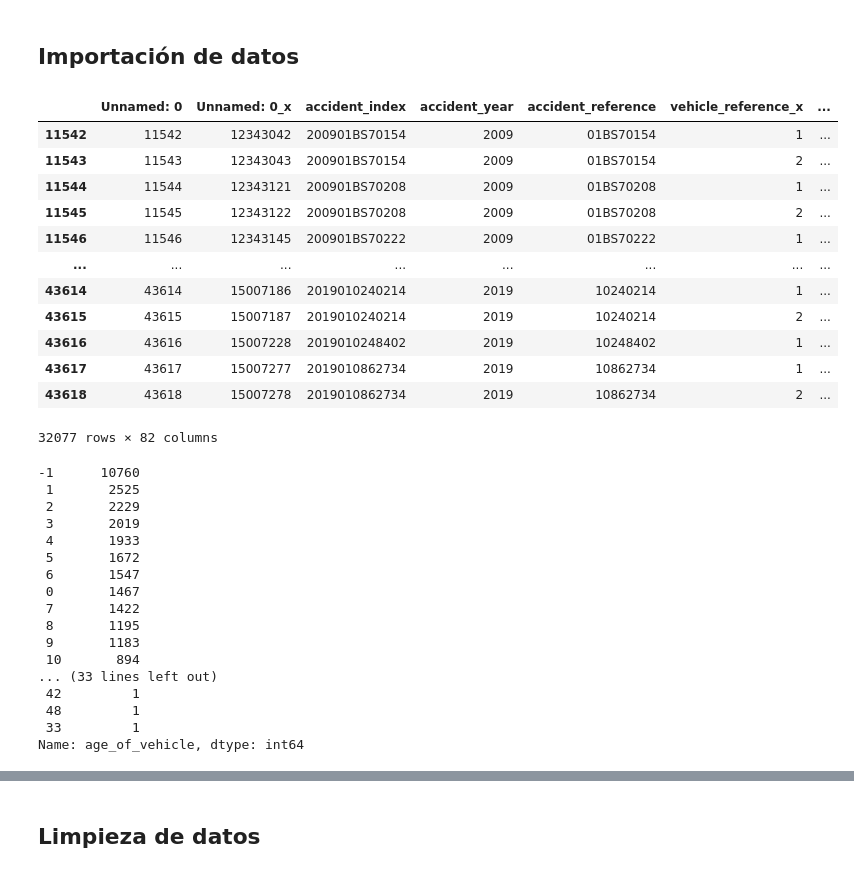
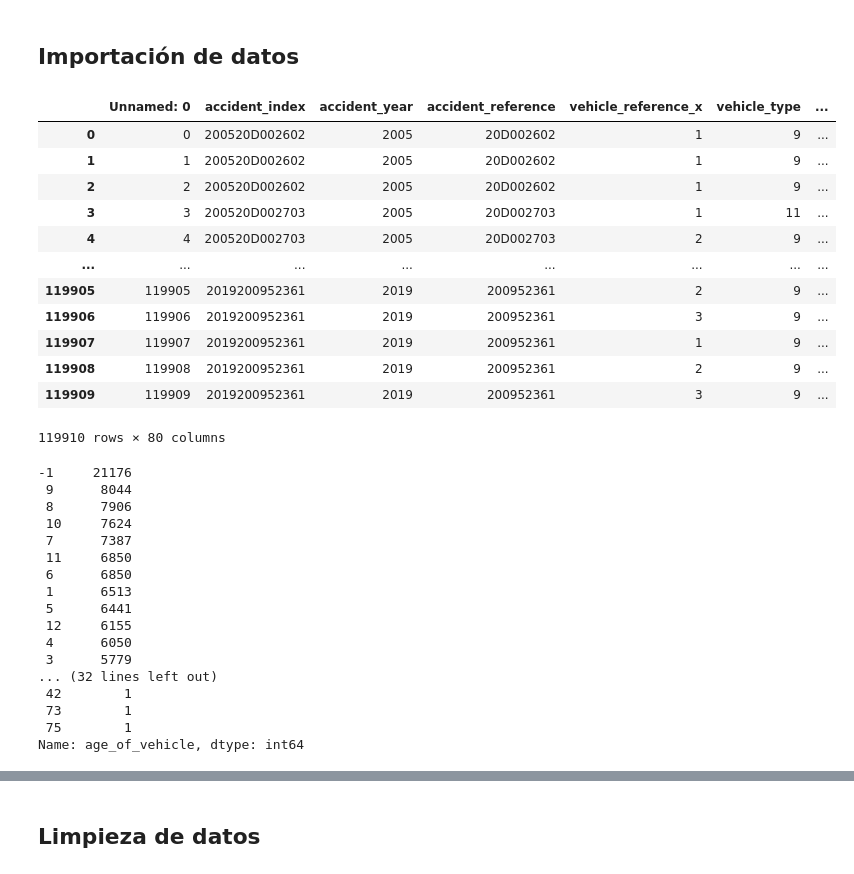
Before and after one commit to luperezsal/GTAAF-CNN, a Jupyter notebook: TASP_CNN.ipynb, the cells around one changed output, grey strips where cells are left out. Saved outputs shown, nothing was run; the diff lists cells and outputs as text; code cells hidden in the pictures.

```diff
--- a/TASP_CNN.ipynb
+++ b/TASP_CNN.ipynb
@@ -3839,49 +3839,49 @@ target_class = 'Casualty Severity'
 # root_path = '/content/drive/Othercomputers/Mi portátil/Drive/Master UA/TFM/Incidentes de Trafico/Datasets/Madrid/'
 
 root_path = './Data/UK'
 
-years = list(range(2009,2020))
+years = list(range(2005,2020))
 
 # casualty_dataframe = accidents_dataframe = pd.DataFrame()
 
 # for year in years:
 #     aux_dataframe = pd.read_csv(f"{root_path}/{year}/casualty-{year}.csv")
 #     casualty_dataframe = pd.concat([casualty_dataframe, aux_dataframe])
 
 # for year in years:
 #     aux_dataframe = pd.read_csv(f"{root_path}/{year}/accident-{year}.csv")
 #     accidents_dataframe = pd.concat([accidents_dataframe, aux_dataframe])
 # accidents_dataframe = accidents_dataframe[accidents_dataframe.local_authority_district == 300]
 # data_frame = pd.merge(casualty_dataframe, accidents_dataframe, on=['accident_index'])
 
 # years = list(range(2016,2021))
 # years = list(range(2009,2017))
 
 # data_frame = pd.read_csv(f"{root_path}/accident-casualty-2005-2020.csv")
 # data_frame = pd.read_csv(f"{root_path}/birmingham-accident-casualty-2005-2020.csv")
 # data_frame = pd.read_csv(f"{root_path}/leeds-accident-casualty-2005-2020.csv")
 # data_frame = pd.read_csv(f"{root_path}/birmingham-accident-casualty-2007-2020.csv")
 # data_frame = pd.read_csv(f"{root_path}/birmingham-accident-casualty-2009-2019.csv")
-# data_frame = pd.read_csv(f"{root_path}/birmingham-accident-casualty-vehicles-2005-2019.csv")
-data_frame = pd.read_csv(f"{root_path}/westminster-accident-casualty-vehicles-2005-2019.csv")
+data_frame = pd.read_csv(f"{root_path}/birmingham-accident-casualty-vehicles-2005-2019.csv")
+# data_frame = pd.read_csv(f"{root_path}/westminster-accident-casualty-vehicles-2005-2019.csv")
 
 data_frame = data_frame[data_frame.accident_year_x.isin(years)]
 
 data_frame
 # %% [output]
-|  | Unnamed: 0 | Unnamed: 0_x | accident_index | accident_year | accident_reference | vehicle_reference_x | ... |
-| 11542 | 11542 | 12343042 | 200901BS70154 | 2009 | 01BS70154 | 1 | ... |
-| 11543 | 11543 | 12343043 | 200901BS70154 | 2009 | 01BS70154 | 2 | ... |
-| 11544 | 11544 | 12343121 | 200901BS70208 | 2009 | 01BS70208 | 1 | ... |
-| 11545 | 11545 | 12343122 | 200901BS70208 | 2009 | 01BS70208 | 2 | ... |
-| 11546 | 11546 | 12343145 | 200901BS70222 | 2009 | 01BS70222 | 1 | ... |
+|  | Unnamed: 0 | accident_index | accident_year | accident_reference | vehicle_reference_x | vehicle_type | ... |
+| 0 | 0 | 200520D002602 | 2005 | 20D002602 | 1 | 9 | ... |
+| 1 | 1 | 200520D002602 | 2005 | 20D002602 | 1 | 9 | ... |
+| 2 | 2 | 200520D002602 | 2005 | 20D002602 | 1 | 9 | ... |
+| 3 | 3 | 200520D002703 | 2005 | 20D002703 | 1 | 11 | ... |
+| 4 | 4 | 200520D002703 | 2005 | 20D002703 | 2 | 9 | ... |
 | ... | ... | ... | ... | ... | ... | ... | ... |
-| 43614 | 43614 | 15007186 | 2019010240214 | 2019 | 10240214 | 1 | ... |
-| 43615 | 43615 | 15007187 | 2019010240214 | 2019 | 10240214 | 2 | ... |
-| 43616 | 43616 | 15007228 | 2019010248402 | 2019 | 10248402 | 1 | ... |
-| 43617 | 43617 | 15007277 | 2019010862734 | 2019 | 10862734 | 1 | ... |
-| 43618 | 43618 | 15007278 | 2019010862734 | 2019 | 10862734 | 2 | ... |
+| 119905 | 119905 | 2019200952361 | 2019 | 200952361 | 2 | 9 | ... |
+| 119906 | 119906 | 2019200952361 | 2019 | 200952361 | 3 | 9 | ... |
+| 119907 | 119907 | 2019200952361 | 2019 | 200952361 | 1 | 9 | ... |
+| 119908 | 119908 | 2019200952361 | 2019 | 200952361 | 2 | 9 | ... |
+| 119909 | 119909 | 2019200952361 | 2019 | 200952361 | 3 | 9 | ... |
-32077 rows × 82 columns
+119910 rows × 80 columns
 # %%
 # import pandas as pd
 
@@ -3954,22 +3954,22 @@ data_frame
 # data_frame.vehicle_manoeuvre.value_counts()
 data_frame.age_of_vehicle.value_counts()
 # %% [output]
--1      10760
- 1       2525
- 2       2229
- 3       2019
- 4       1933
- 5       1672
- 6       1547
- 0       1467
- 7       1422
- 8       1195
- 9       1183
- 10       894
-... (33 lines left out)
- 42         1
- 48         1
- 33         1
+-1     21176
+ 9      8044
+ 8      7906
+ 10     7624
+ 7      7387
+ 11     6850
+ 6      6850
+ 1      6513
+ 5      6441
+ 12     6155
+ 4      6050
+ 3      5779
+... (32 lines left out)
+ 42        1
+ 73        1
+ 75        1
 Name: age_of_vehicle, dtype: int64
 # %%
 pd.set_option('display.max_columns', None)
```
Also changed, not shown: parts of 18 cells of this notebook, 1 other file.
